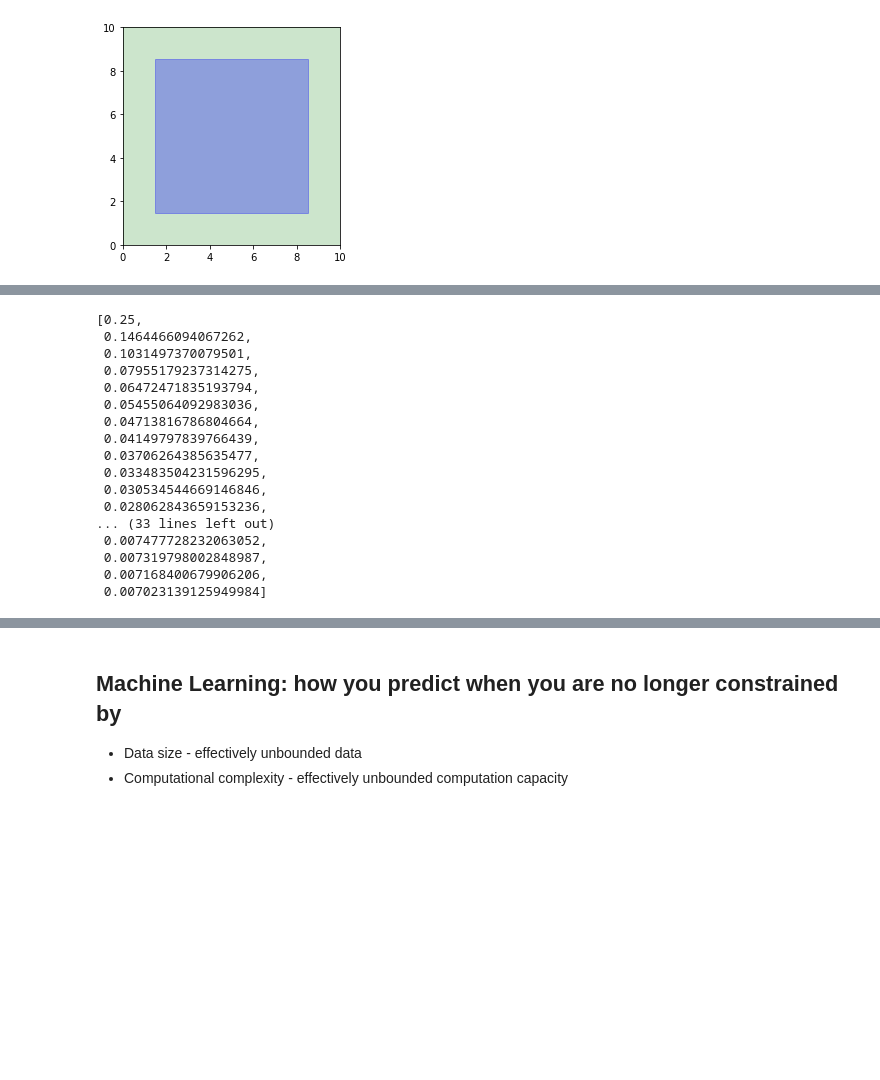
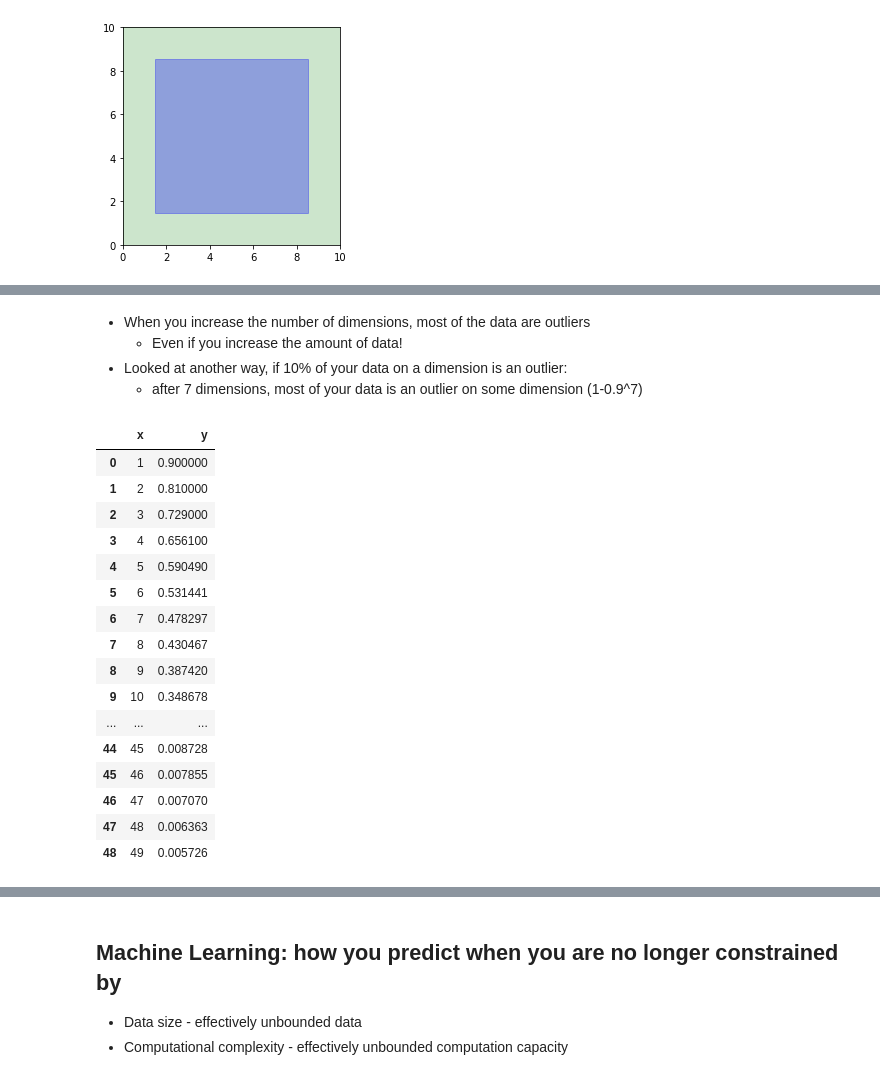
Before and after one commit to druce/HFTC2018Q3, a Jupyter notebook: HFTC.ipynb, the cells around one changed output, grey strips where cells are left out. Drawn from its saved outputs; the diff is of its cells as text; code cells hidden in the pictures; blank space fills up the shorter version.

```diff
--- a/HFTC.ipynb
+++ b/HFTC.ipynb
@@ -368,23 +368,30 @@ iplot(fig, filename='3d-mesh-cube-python')
 0.1031497370079501
 0.8968502629920498
 [interactive output not drawn]
-# %%
-[0.5 - (0.5 ** (1/n)/2) for n in range(1,50)]
-# %% [output]
-[0.25,
- 0.1464466094067262,
- 0.1031497370079501,
- 0.07955179237314275,
- 0.06472471835193794,
- 0.05455064092983036,
- 0.04713816786804664,
- 0.04149797839766439,
- 0.03706264385635477,
- 0.033483504231596295,
- 0.030534544669146846,
- 0.028062843659153236,
-... (33 lines left out)
- 0.007477728232063052,
- 0.007319798002848987,
- 0.007168400679906206,
- 0.007023139125949984]
+# %% [markdown]
+ - When you increase the number of dimensions, most of the data are outliers
+   - Even if you increase the amount of data!
+ - Looked at another way, if 10% of your data on a dimension is an outlier:
+   - after 7 dimensions, most of your data is an outlier on some dimension (1-0.9^7)
+# %%
+x1 = [n for n in range(1,50)]
+y1 = [(0.9 ** n) for n in range(1,50)]
+pd.DataFrame({'x' : x1, 'y' : y1})
+# %% [output]
+|  | x | y |
+| 0 | 1 | 0.900000 |
+| 1 | 2 | 0.810000 |
+| 2 | 3 | 0.729000 |
+| 3 | 4 | 0.656100 |
+| 4 | 5 | 0.590490 |
+| 5 | 6 | 0.531441 |
+| 6 | 7 | 0.478297 |
+| 7 | 8 | 0.430467 |
+| 8 | 9 | 0.387420 |
+| 9 | 10 | 0.348678 |
+| ... | ... | ... |
+| 44 | 45 | 0.008728 |
+| 45 | 46 | 0.007855 |
+| 46 | 47 | 0.007070 |
+| 47 | 48 | 0.006363 |
+| 48 | 49 | 0.005726 |
```
Also changed, not shown: parts of 25 cells of this notebook, 1 other file.
